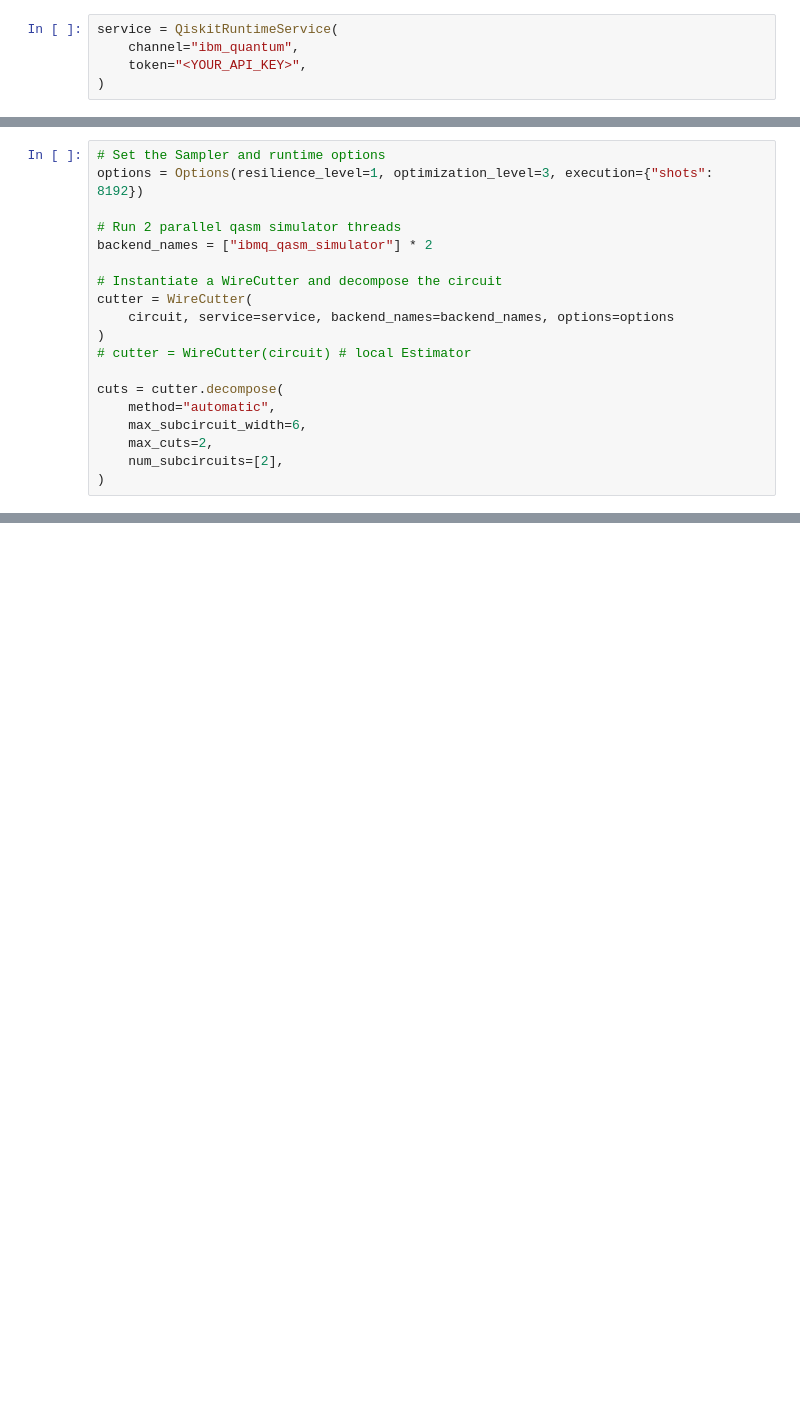
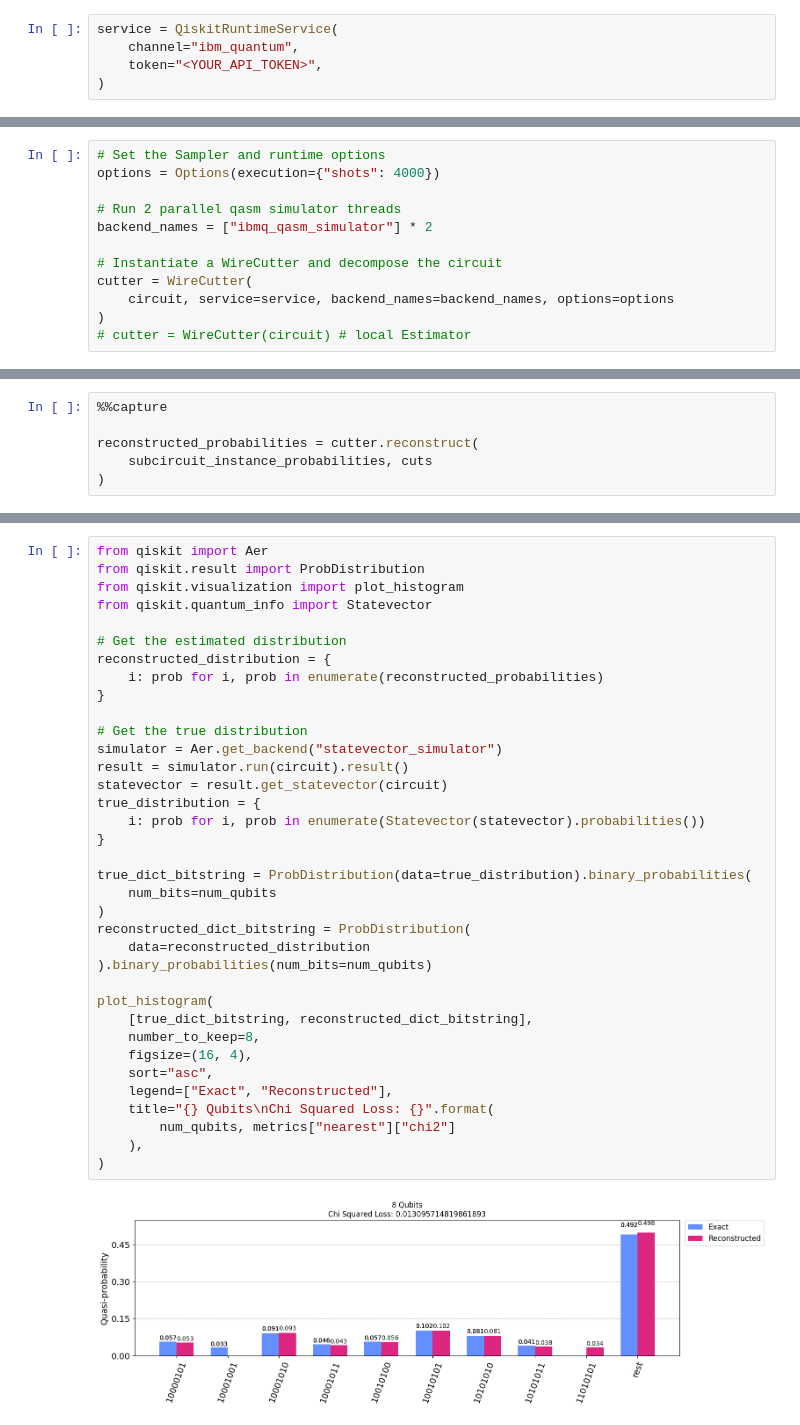
Before and after one commit to Qiskit/qiskit-addon-cutting, a Jupyter notebook: docs/circuit_cutting/tutorials/tutorial_1_circuit_cutting_automatic_cut_finding.ipynb, the cells around one changed output, grey strips where cells are left out. Cells and saved outputs as stored; diff of their text form; blank space fills up the shorter version.

```diff
--- a/docs/circuit_cutting/tutorials/tutorial_1_circuit_cutting_automatic_cut_finding.ipynb
+++ b/docs/circuit_cutting/tutorials/tutorial_1_circuit_cutting_automatic_cut_finding.ipynb
@@ -59,6 +51,6 @@ q_7: ─┤ Ry(0.32705785608693) ├──────────────
 # %%
 service = QiskitRuntimeService(
     channel="ibm_quantum",
-    token="<YOUR_API_KEY>",
+    token="<YOUR_API_TOKEN>",
 )
 # %% [markdown]
@@ -66,6 +59,6 @@ service = QiskitRuntimeService(
 # %%
 # Set the Sampler and runtime options
-options = Options(resilience_level=1, optimization_level=3, execution={"shots": 8192})
+options = Options(execution={"shots": 4000})
 
 # Run 2 parallel qasm simulator threads
 backend_names = ["ibmq_qasm_simulator"] * 2
@@ -75,10 +68,3 @@ cutter = WireCutter(
     circuit, service=service, backend_names=backend_names, options=options
 )
 # cutter = WireCutter(circuit) # local Estimator
-
-cuts = cutter.decompose(
-    method="automatic",
-    max_subcircuit_width=6,
-    max_cuts=2,
-    num_subcircuits=[2],
-)
@@ -119,0 +110,6 @@ print(metrics)
+# %%
+%%capture
+
+reconstructed_probabilities = cutter.reconstruct(
+    subcircuit_instance_probabilities, cuts
+)
@@ -119,0 +134,38 @@ print(metrics)
+# %%
+from qiskit import Aer
+from qiskit.result import ProbDistribution
+from qiskit.visualization import plot_histogram
+from qiskit.quantum_info import Statevector
+
+# Get the estimated distribution
+reconstructed_distribution = {
+    i: prob for i, prob in enumerate(reconstructed_probabilities)
+}
+
+# Get the true distribution
+simulator = Aer.get_backend("statevector_simulator")
+result = simulator.run(circuit).result()
+statevector = result.get_statevector(circuit)
+true_distribution = {
+    i: prob for i, prob in enumerate(Statevector(statevector).probabilities())
+}
+
+true_dict_bitstring = ProbDistribution(data=true_distribution).binary_probabilities(
+    num_bits=num_qubits
+)
+reconstructed_dict_bitstring = ProbDistribution(
+    data=reconstructed_distribution
+).binary_probabilities(num_bits=num_qubits)
+
+plot_histogram(
+    [true_dict_bitstring, reconstructed_dict_bitstring],
+    number_to_keep=8,
+    figsize=(16, 4),
+    sort="asc",
+    legend=["Exact", "Reconstructed"],
+    title="{} Qubits\nChi Squared Loss: {}".format(
+        num_qubits, metrics["nearest"]["chi2"]
+    ),
+)
+# %% [output]
+[figure, added]
```
Also changed, not shown: parts of 18 cells of this notebook, 5 other files.
